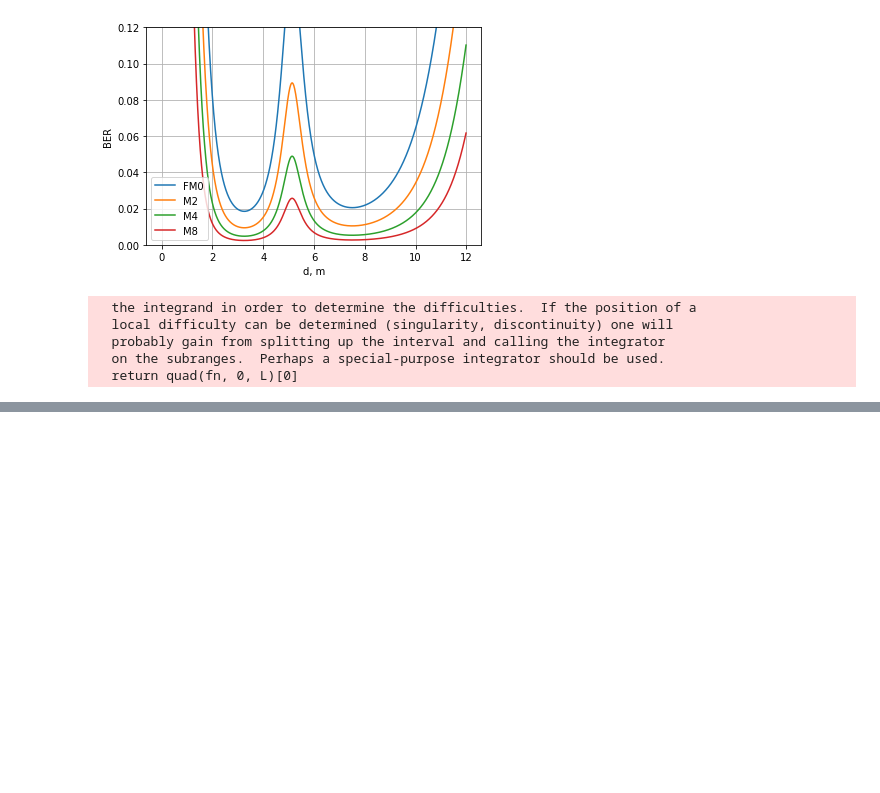
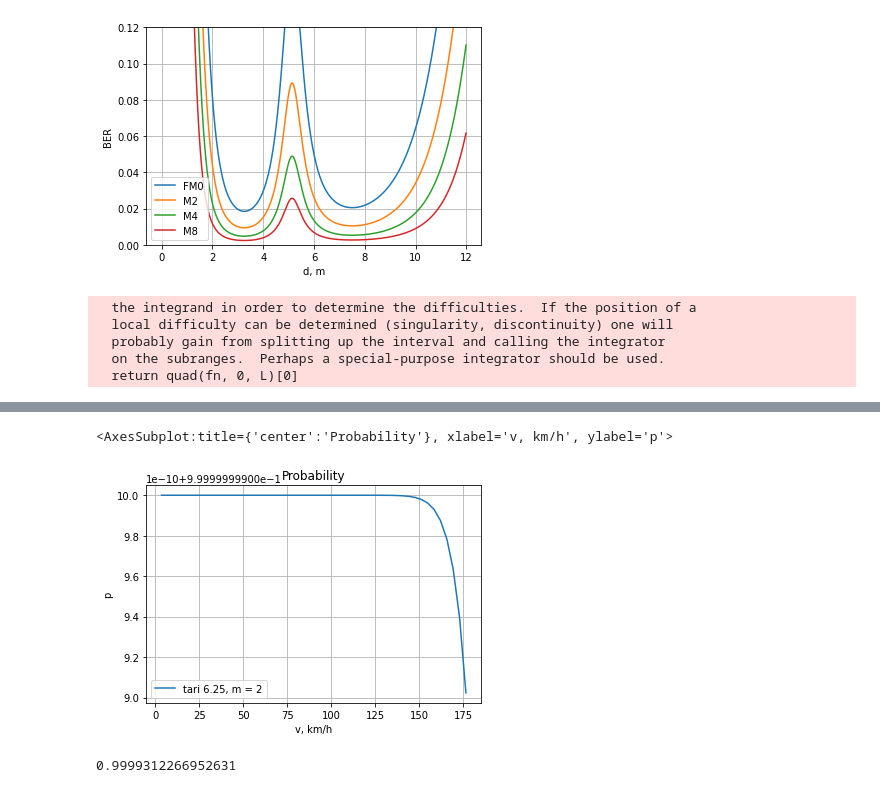
Before and after one commit to FenikL/rfid_project, a Jupyter notebook: experiments/estimate_ber_as_func.ipynb, the cells around one changed output, grey strips where cells are left out. Saved outputs shown, nothing was run; the diff lists cells and outputs as text; code cells hidden in the pictures; blank space fills up the shorter version.

```diff
--- a/experiments/estimate_ber_as_func.ipynb
+++ b/experiments/estimate_ber_as_func.ipynb
@@ -298,0 +280,23 @@ m
+# %%
+def num_int_with_ber_func(Q, Q1, Q2, V, dt, T, L):
+    def fn(x):
+        B = ber_func_from_x(x)
+        k1 = np.exp(-B * Q)
+        k2 = Q2 * dt * np.exp(-B * Q1)
+        if k2 <= (T0 + T1 + T3):
+            k2 = (T0 + T1 + T3)
+        return k1 / (V*k2)
+    t = quad(fn, V*T, L)[0]
+    return 1 - np.exp(-t)
+
+plot_theor_ber_func = pd.DataFrame()
+plot_theor_ber_func ['v, km/h'] = [v*3.6 for v in range(1, 50)]
+plot_theor_ber_func ['tari 6.25, m = 2'] = [num_int_with_ber_func(Q1=res_Q1_Q2_bfgs.x[0], Q2=res_Q1_Q2_bfgs.x[1], Q=16+128, V=v, T=(N0+N2)*tari*MICRO, dt=tari*MICRO, L=L) for v in range(1, 50)]
+plot_theor_ber_func .plot(x='v, km/h', ylabel='p', grid=True, title='Probability')
+# %% [output]
+<AxesSubplot:title={'center':'Probability'}, xlabel='v, km/h', ylabel='p'>
+[figure, added]
+# %%
+num_int_with_ber_func(Q1=res_Q1_Q2_bfgs.x[0], Q2=res_Q1_Q2_bfgs.x[1], Q=16+128+20+2, V=100, T=(N0+N2)*tari*1e-6, dt=tari*1e-6, L=12)
+# %% [output]
+0.9999312266952631
```
Also changed, not shown: parts of 17 cells of this notebook.
